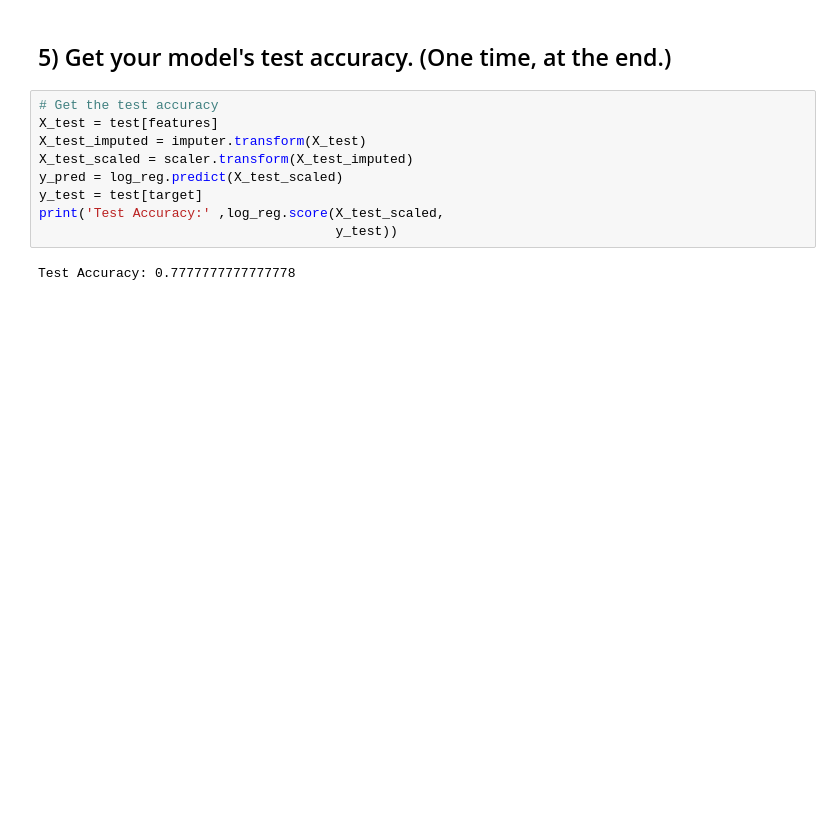
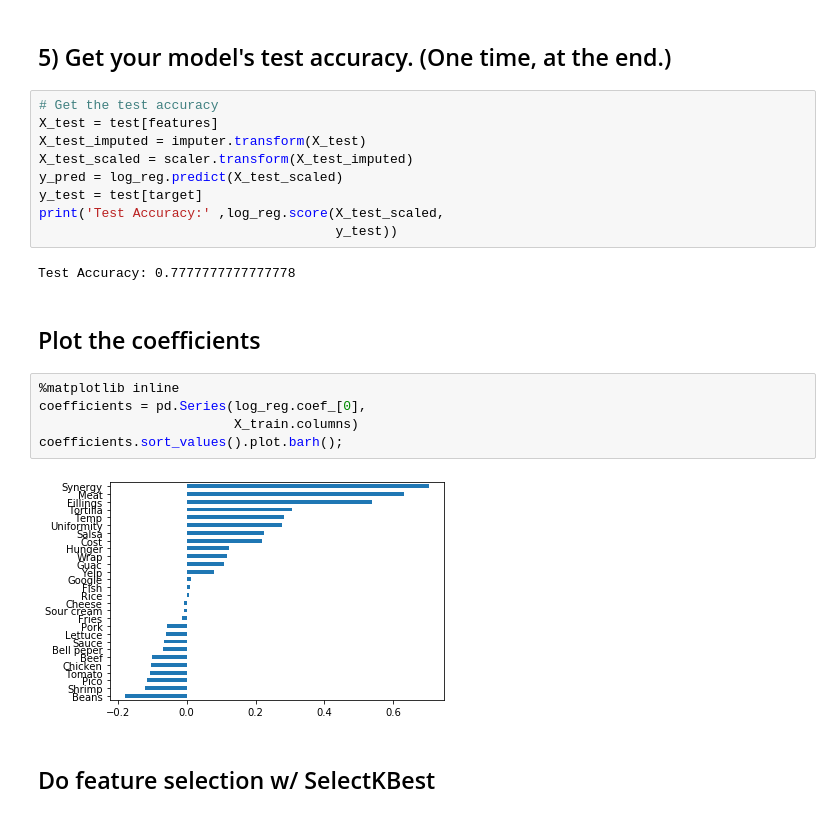
Before and after one commit to cjakuc/DS-Unit-2-Linear-Models, a Jupyter notebook: module4-logistic-regression/LS_DS_214_assignment.ipynb, the cells around one changed output. Cells and saved outputs as stored; diff of their text form; blank space fills up the shorter version.

```diff
--- a/module4-logistic-regression/LS_DS_214_assignment.ipynb
+++ b/module4-logistic-regression/LS_DS_214_assignment.ipynb
@@ -317,3 +317,14 @@ print('Test Accuracy:' ,log_reg.score(X_test_scaled,
                                       y_test))
 # %% [output]
 Test Accuracy: 0.7777777777777778
+# %% [markdown]
+## Plot the coefficients
+# %%
+%matplotlib inline
+coefficients = pd.Series(log_reg.coef_[0],
+                         X_train.columns)
+coefficients.sort_values().plot.barh();
+# %% [output]
+[figure, added]
+# %% [markdown]
+## Do feature selection w/ SelectKBest
```
Also changed, not shown: parts of 4 cells of this notebook.
